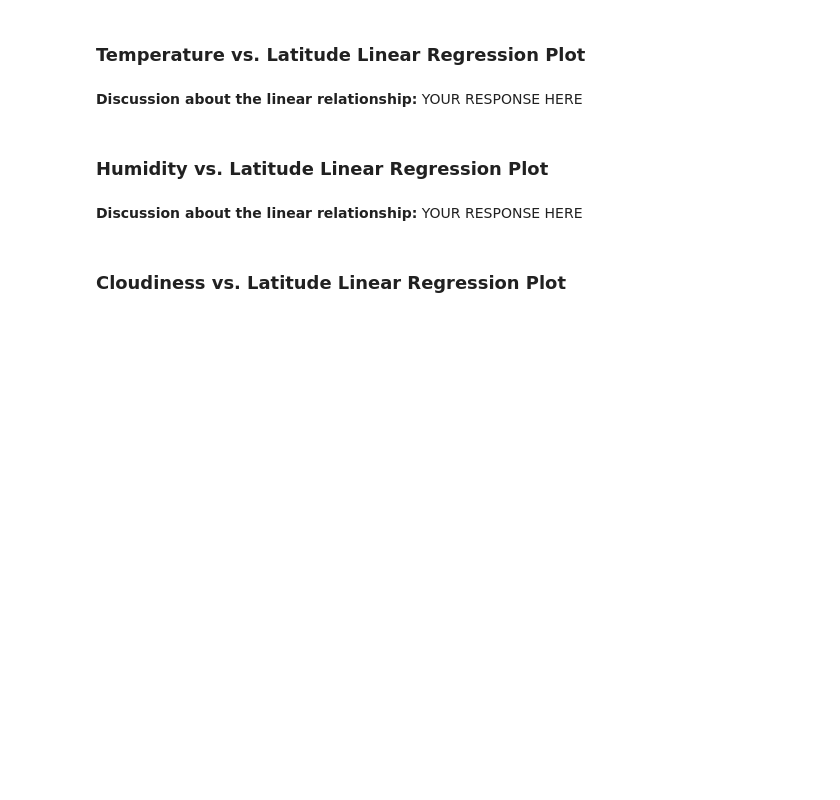
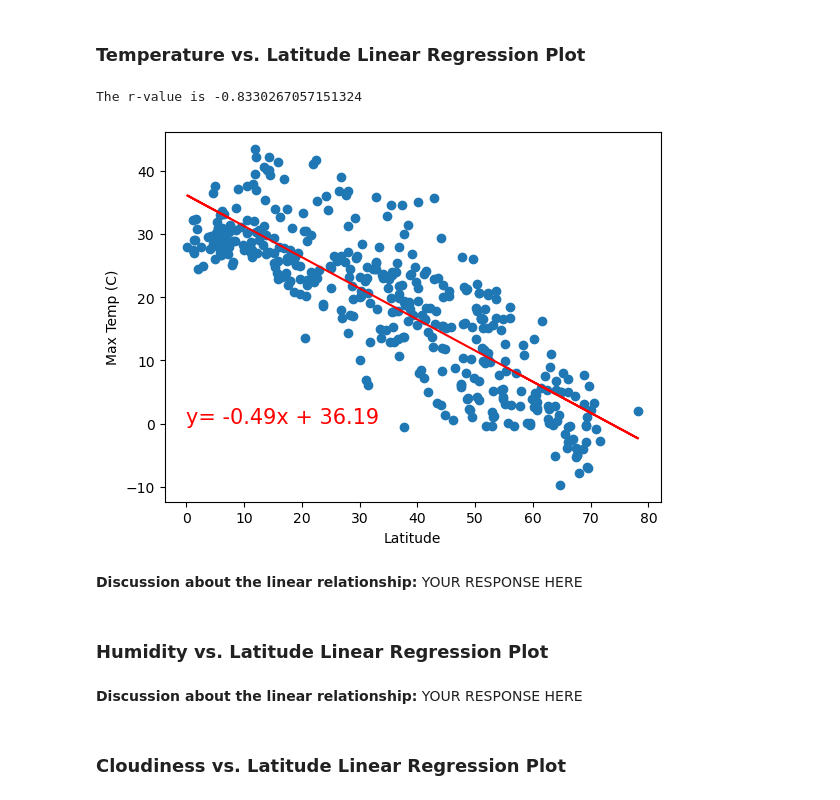
Before and after one commit to jkspiva/python-api-challenge, a Jupyter notebook: WeatherPy.ipynb, the cells around one changed output. Cells and saved outputs as stored; diff of their text form; code cells hidden in the pictures; blank space fills up the shorter version.

```diff
--- a/WeatherPy.ipynb
+++ b/WeatherPy.ipynb
@@ -307,15 +307,22 @@ southern_hemi_df.head()
 # %%
 # Linear regression on Northern Hemisphere
 x_values = northern_hemi_df["Lat"]
 y_values = northern_hemi_df["Max Temp"]
 slope = linregress(x_values, y_values)
-(slope, intercept, rvalue, pvalue, stderr) = linregree(x_values, y_values)
+(slope, intercept, rvalue, pvalue, stderr) = linregress(x_values, y_values)
 regress_values = x_values * slope + intercept
 line_eq = "y= " + str(round(slope,2)) + "x + " + str(round(intercept,2))
 
 # plot values
 plt.scatter(x_values, y_values)
-plt.plot()
+plt.plot(x_values, regress_values, "-r")
+plt.annotate(line_eq,(0,0), fontsize=15, color="red")
+plt.xlabel("Latitude")
+plt.ylabel("Max Temp (C)")
+print(f"The r-value is {rvalue}")
+# %% [output]
+The r-value is -0.8330267057151324
+[figure, added]
 # %%
 # Linear regression on Southern Hemisphere
 # YOUR CODE HERE
```
